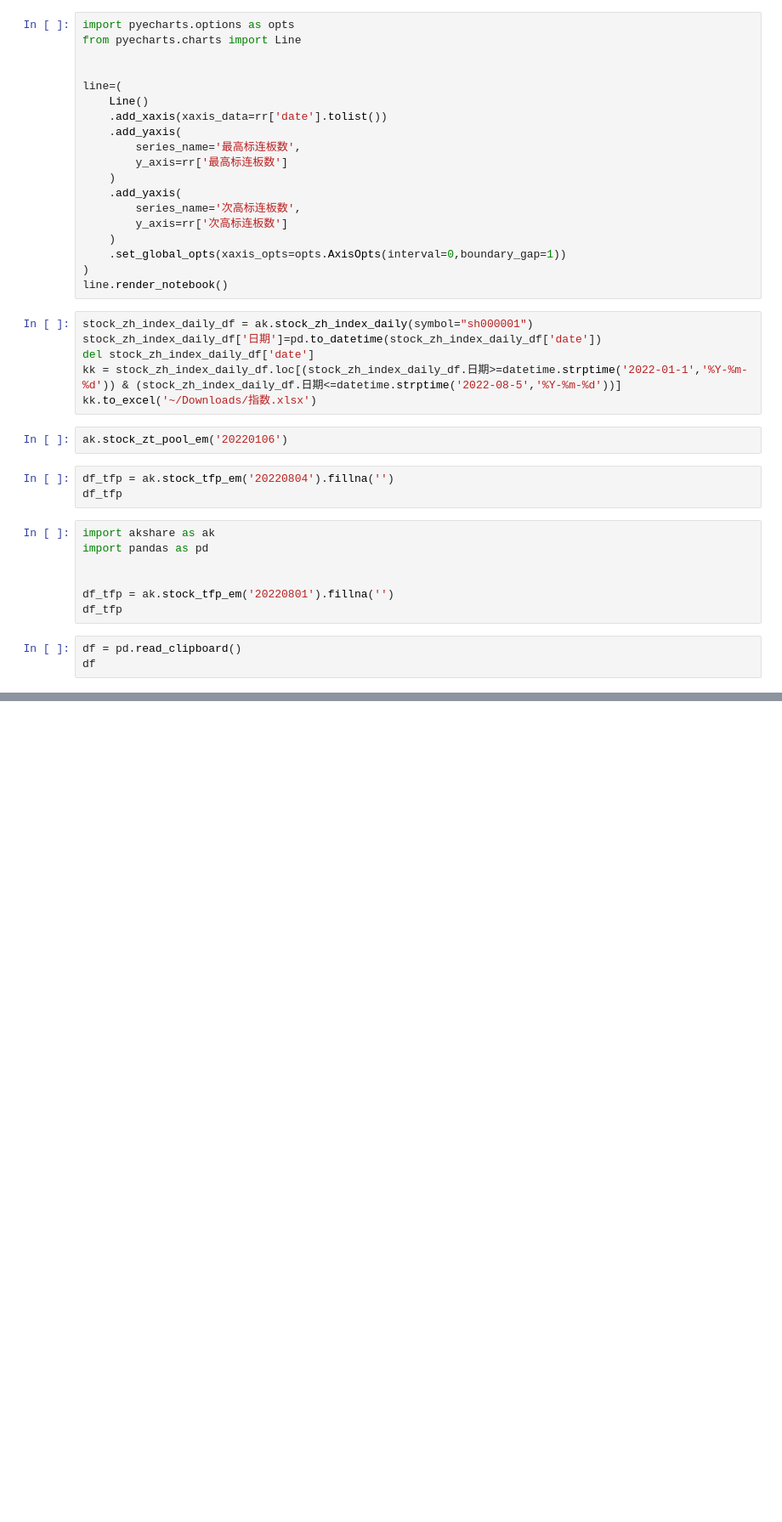
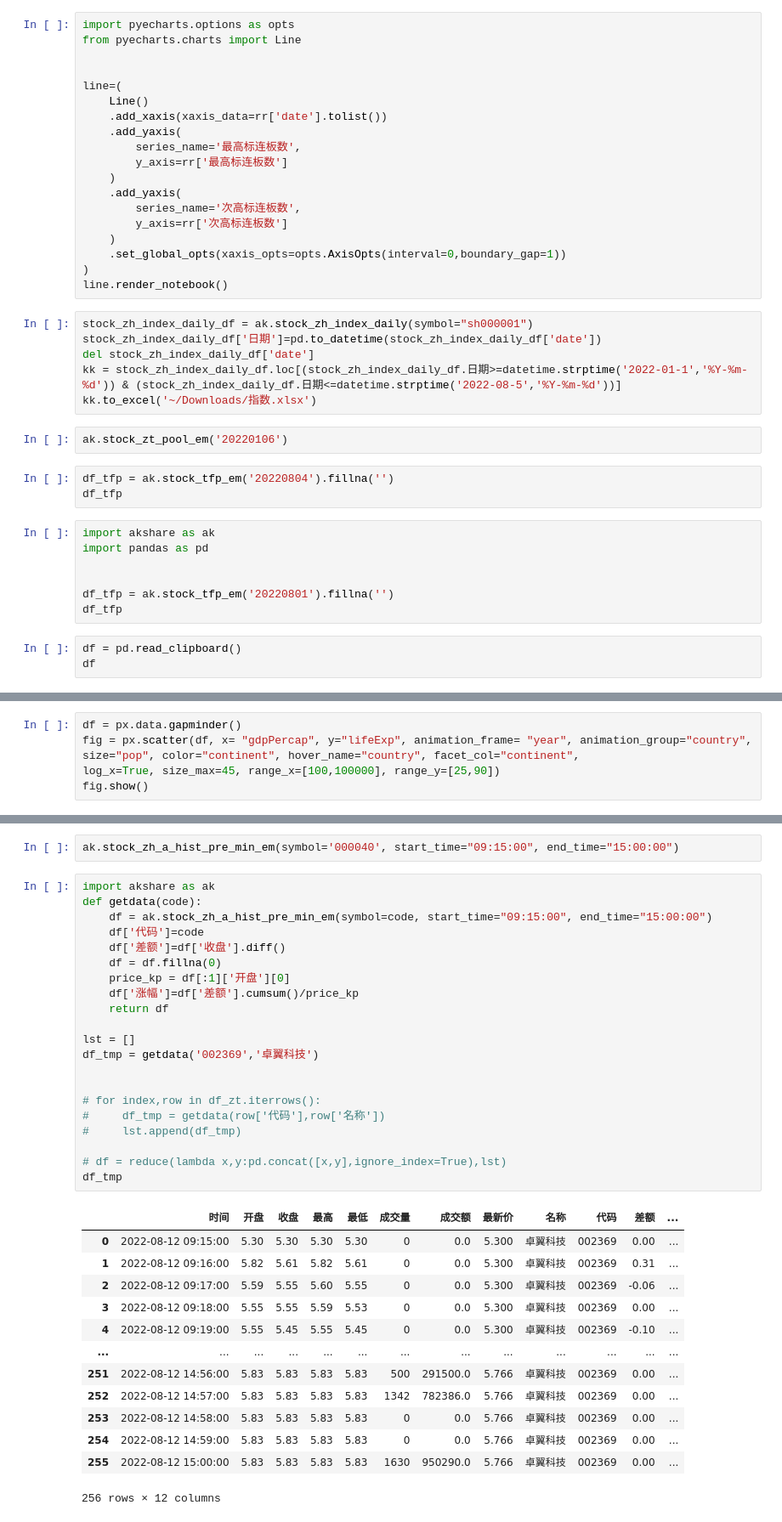
Before and after one commit to ifcheung2012/industryleader, a Jupyter notebook: joinquant.ipynb, the cells around one changed output, grey strips where cells are left out. Shown at 85% size. Saved outputs shown, nothing was run; the diff lists cells and outputs as text; blank space fills up the shorter version.

```diff
--- a/joinquant.ipynb
+++ b/joinquant.ipynb
@@ -591,0 +560,6 @@ a
+# %%
+df = px.data.gapminder()
+fig = px.scatter(df, x= "gdpPercap", y="lifeExp", animation_frame= "year", animation_group="country",
+size="pop", color="continent", hover_name="country", facet_col="continent",
+log_x=True, size_max=45, range_x=[100,100000], range_y=[25,90])
+fig.show()
@@ -591,0 +578,37 @@ a
+# %%
+ak.stock_zh_a_hist_pre_min_em(symbol='000040', start_time="09:15:00", end_time="15:00:00")
+# %%
+import akshare as ak
+def getdata(code):
+    df = ak.stock_zh_a_hist_pre_min_em(symbol=code, start_time="09:15:00", end_time="15:00:00")
+    df['代码']=code
+    df['差额']=df['收盘'].diff()
+    df = df.fillna(0)
+    price_kp = df[:1]['开盘'][0]
+    df['涨幅']=df['差额'].cumsum()/price_kp
+    return df
+
+lst = []
+df_tmp = getdata('002369','卓翼科技')
+
+
+# for index,row in df_zt.iterrows():
+#     df_tmp = getdata(row['代码'],row['名称'])
+#     lst.append(df_tmp)
+
+# df = reduce(lambda x,y:pd.concat([x,y],ignore_index=True),lst)
+df_tmp
+# %% [output]
+|  | 时间 | 开盘 | 收盘 | 最高 | 最低 | 成交量 | 成交额 | 最新价 | 名称 | 代码 | 差额 | ... |
+| 0 | 2022-08-12 09:15:00 | 5.30 | 5.30 | 5.30 | 5.30 | 0 | 0.0 | 5.300 | 卓翼科技 | 002369 | 0.00 | ... |
+| 1 | 2022-08-12 09:16:00 | 5.82 | 5.61 | 5.82 | 5.61 | 0 | 0.0 | 5.300 | 卓翼科技 | 002369 | 0.31 | ... |
+| 2 | 2022-08-12 09:17:00 | 5.59 | 5.55 | 5.60 | 5.55 | 0 | 0.0 | 5.300 | 卓翼科技 | 002369 | -0.06 | ... |
+| 3 | 2022-08-12 09:18:00 | 5.55 | 5.55 | 5.59 | 5.53 | 0 | 0.0 | 5.300 | 卓翼科技 | 002369 | 0.00 | ... |
+| 4 | 2022-08-12 09:19:00 | 5.55 | 5.45 | 5.55 | 5.45 | 0 | 0.0 | 5.300 | 卓翼科技 | 002369 | -0.10 | ... |
+| ... | ... | ... | ... | ... | ... | ... | ... | ... | ... | ... | ... | ... |
+| 251 | 2022-08-12 14:56:00 | 5.83 | 5.83 | 5.83 | 5.83 | 500 | 291500.0 | 5.766 | 卓翼科技 | 002369 | 0.00 | ... |
+| 252 | 2022-08-12 14:57:00 | 5.83 | 5.83 | 5.83 | 5.83 | 1342 | 782386.0 | 5.766 | 卓翼科技 | 002369 | 0.00 | ... |
+| 253 | 2022-08-12 14:58:00 | 5.83 | 5.83 | 5.83 | 5.83 | 0 | 0.0 | 5.766 | 卓翼科技 | 002369 | 0.00 | ... |
+| 254 | 2022-08-12 14:59:00 | 5.83 | 5.83 | 5.83 | 5.83 | 0 | 0.0 | 5.766 | 卓翼科技 | 002369 | 0.00 | ... |
+| 255 | 2022-08-12 15:00:00 | 5.83 | 5.83 | 5.83 | 5.83 | 1630 | 950290.0 | 5.766 | 卓翼科技 | 002369 | 0.00 | ... |
+256 rows × 12 columns
```
Also changed, not shown: parts of 39 cells of this notebook, 6 other files.
